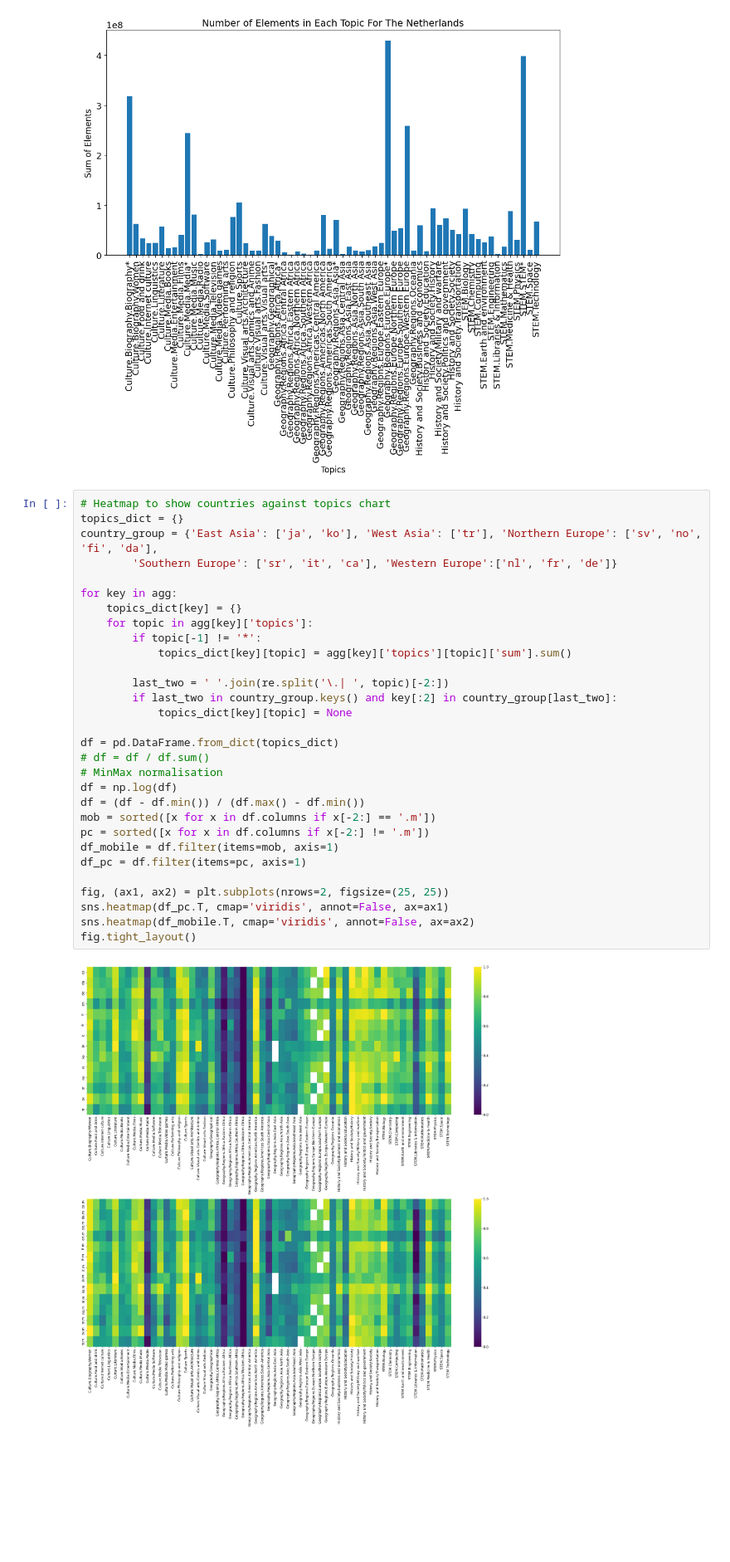
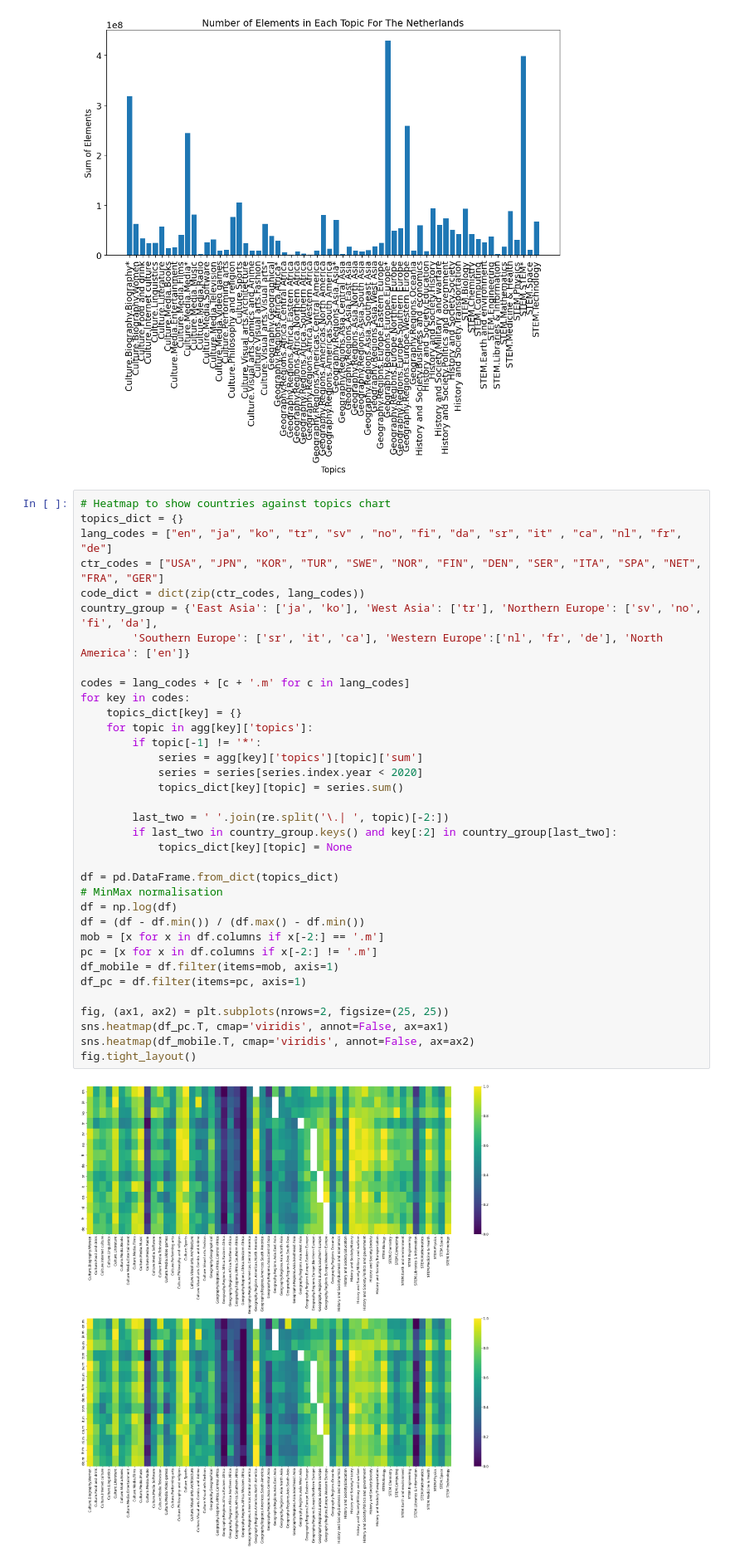
Before and after one commit to epfl-ada/ada-2023-project-rablashijupa, a Jupyter notebook: analyses/project.ipynb, the cells around one changed output. Shown at 83% size. Saved outputs shown, nothing was run; the diff lists cells and outputs as text; blank space fills up the shorter version.

```diff
--- a/analyses/project.ipynb
+++ b/analyses/project.ipynb
@@ -186,32 +187,37 @@ plt.show()
 # %%
 # Heatmap to show countries against topics chart
 topics_dict = {}
+lang_codes = ["en", "ja", "ko", "tr", "sv" , "no", "fi", "da", "sr", "it" , "ca", "nl", "fr", "de"]
+ctr_codes = ["USA", "JPN", "KOR", "TUR", "SWE", "NOR", "FIN", "DEN", "SER", "ITA", "SPA", "NET", "FRA", "GER"]
+code_dict = dict(zip(ctr_codes, lang_codes))
 country_group = {'East Asia': ['ja', 'ko'], 'West Asia': ['tr'], 'Northern Europe': ['sv', 'no', 'fi', 'da'],
-        'Southern Europe': ['sr', 'it', 'ca'], 'Western Europe':['nl', 'fr', 'de']}
+        'Southern Europe': ['sr', 'it', 'ca'], 'Western Europe':['nl', 'fr', 'de'], 'North America': ['en']}
 
-for key in agg:
+codes = lang_codes + [c + '.m' for c in lang_codes]
+for key in codes:
     topics_dict[key] = {}
     for topic in agg[key]['topics']:
         if topic[-1] != '*':
-            topics_dict[key][topic] = agg[key]['topics'][topic]['sum'].sum()
+            series = agg[key]['topics'][topic]['sum']
+            series = series[series.index.year < 2020]
+            topics_dict[key][topic] = series.sum()
 
         last_two = ' '.join(re.split('\.| ', topic)[-2:])
         if last_two in country_group.keys() and key[:2] in country_group[last_two]:
             topics_dict[key][topic] = None
 
 df = pd.DataFrame.from_dict(topics_dict)
-# df = df / df.sum()
 # MinMax normalisation
 df = np.log(df)
 df = (df - df.min()) / (df.max() - df.min())
-mob = sorted([x for x in df.columns if x[-2:] == '.m'])
-pc = sorted([x for x in df.columns if x[-2:] != '.m'])
+mob = [x for x in df.columns if x[-2:] == '.m']
+pc = [x for x in df.columns if x[-2:] != '.m']
 df_mobile = df.filter(items=mob, axis=1)
 df_pc = df.filter(items=pc, axis=1)
 
 fig, (ax1, ax2) = plt.subplots(nrows=2, figsize=(25, 25))
 sns.heatmap(df_pc.T, cmap='viridis', annot=False, ax=ax1)
 sns.heatmap(df_mobile.T, cmap='viridis', annot=False, ax=ax2)
 fig.tight_layout()
 # %% [output]
-[figure, old version]
+[figure, new version]
```
Also changed, not shown: parts of 5 cells of this notebook, 1 other file.
